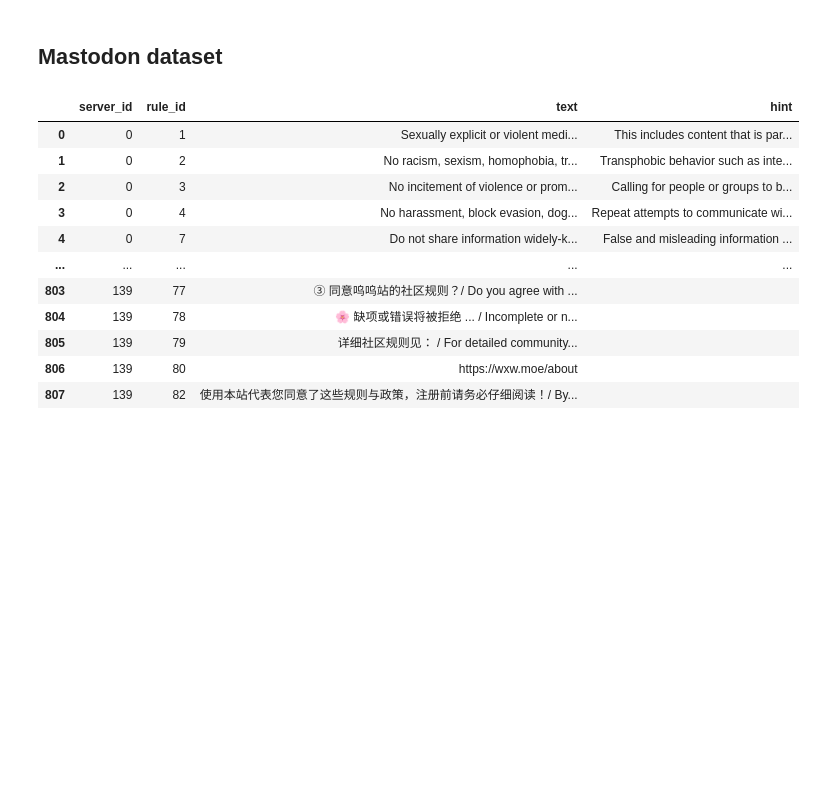
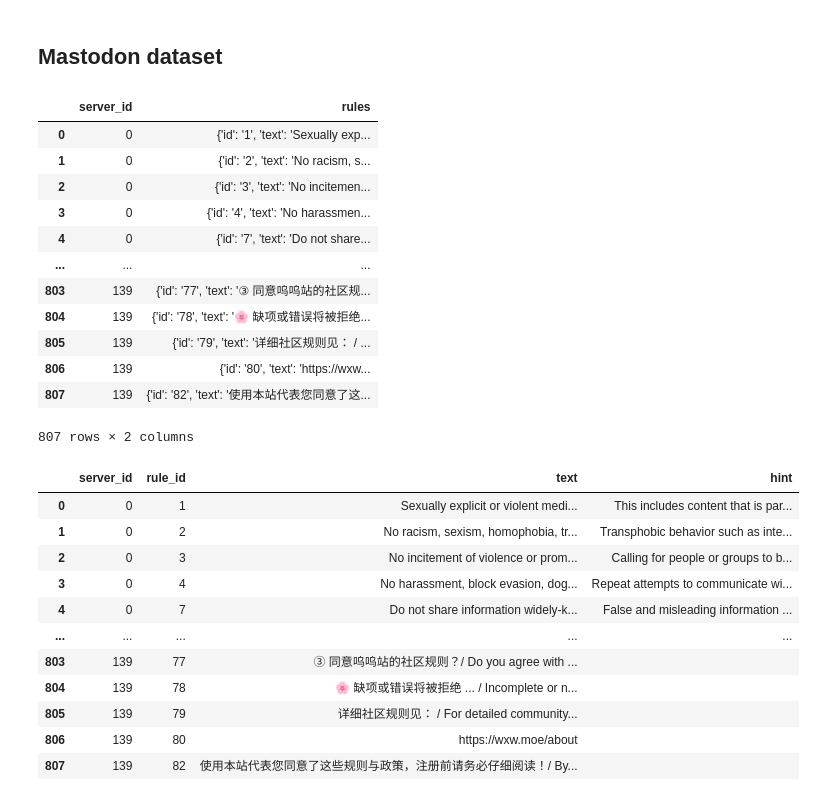
Before and after one commit to fht-epfl/socialmedia_project, a Jupyter notebook: analysis/NLP_analysis_rules.ipynb, the cells around one changed output. Saved outputs shown, nothing was run; the diff lists cells and outputs as text; code cells hidden in the pictures; blank space fills up the shorter version.

```diff
--- a/analysis/NLP_analysis_rules.ipynb
+++ b/analysis/NLP_analysis_rules.ipynb
@@ -144,4 +141,23 @@ df_mastodon_en
 94 rows × 7 columns
 # %% [markdown]
 ## Mastodon dataset
+# %%
+rules = df_mastodon_en[['rules']].explode('rules').reset_index(drop=False)
+rules = rules.rename(columns={"index": "server_id"})
+rules = rules.dropna()
+rules
+# %% [output]
+|  | server_id | rules |
+| 0 | 0 | {'id': '1', 'text': 'Sexually exp... |
+| 1 | 0 | {'id': '2', 'text': 'No racism, s... |
+| 2 | 0 | {'id': '3', 'text': 'No incitemen... |
+| 3 | 0 | {'id': '4', 'text': 'No harassmen... |
+| 4 | 0 | {'id': '7', 'text': 'Do not share... |
+| ... | ... | ... |
+| 803 | 139 | {'id': '77', 'text': '③ 同意呜呜站的社区规... |
+| 804 | 139 | {'id': '78', 'text': '🌸 缺项或错误将被拒绝... |
+| 805 | 139 | {'id': '79', 'text': '详细社区规则见： / ... |
+| 806 | 139 | {'id': '80', 'text': 'https://wxw... |
+| 807 | 139 | {'id': '82', 'text': '使用本站代表您同意了这... |
+807 rows × 2 columns
 # %%
```
Also changed, not shown: parts of 12 cells of this notebook, 2 other files.
